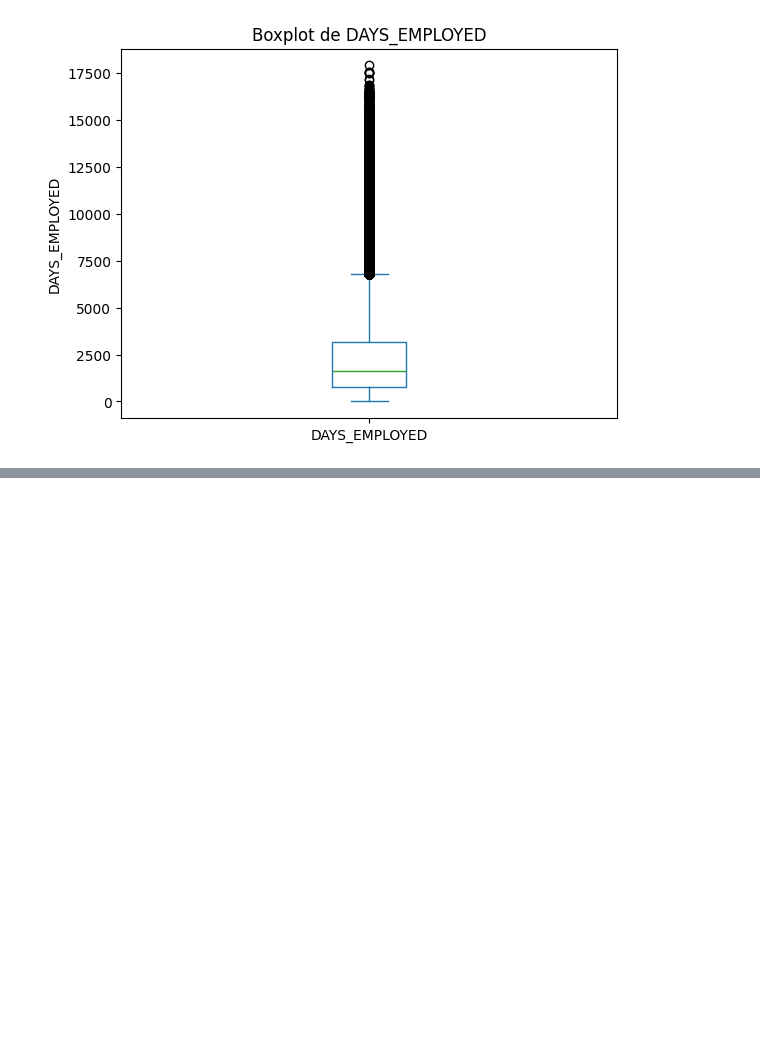
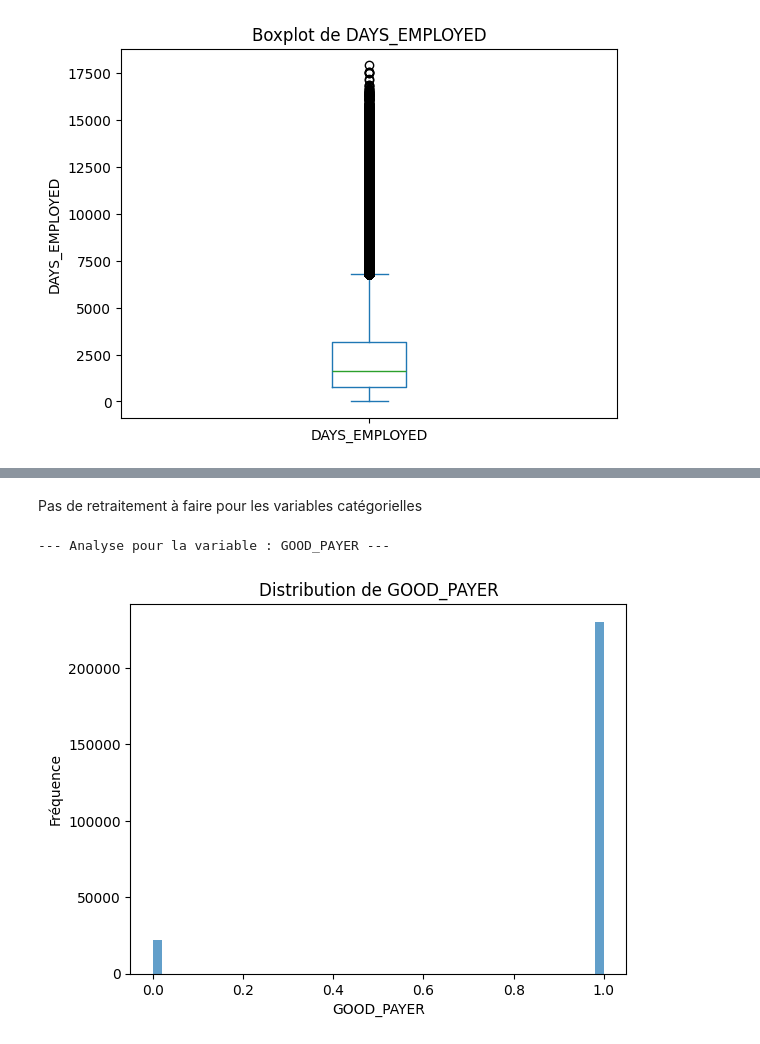
Before and after one commit to santinucomiti/scoring_project, a Jupyter notebook: notebooks/analyse_descritpive.ipynb, the cells around one changed output, grey strips where cells are left out. Saved outputs shown, nothing was run; the diff lists cells and outputs as text; code cells hidden in the pictures; blank space fills up the shorter version.

```diff
--- a/notebooks/analyse_descritpive.ipynb
+++ b/notebooks/analyse_descritpive.ipynb
@@ -263,0 +294,14 @@ Name: DAYS_EMPLOYED, Length: 252136, dtype: int64
+# %% [markdown]
+Pas de retraitement à faire pour les variables catégorielles
+# %%
+for var in binary_vars:
+    print(f'--- Analyse pour la variable : {var} ---')
+
+    # Histogramme de la distribution
+    df[var].plot(kind='hist', bins=50, title=f'Distribution de {var}', alpha=0.7)
+    plt.xlabel(var)
+    plt.ylabel('Fréquence')
+    plt.show()
+# %% [output]
+--- Analyse pour la variable : GOOD_PAYER ---
+[figure, added]
```
Also changed, not shown: parts of 11 cells of this notebook, 1 other file.
